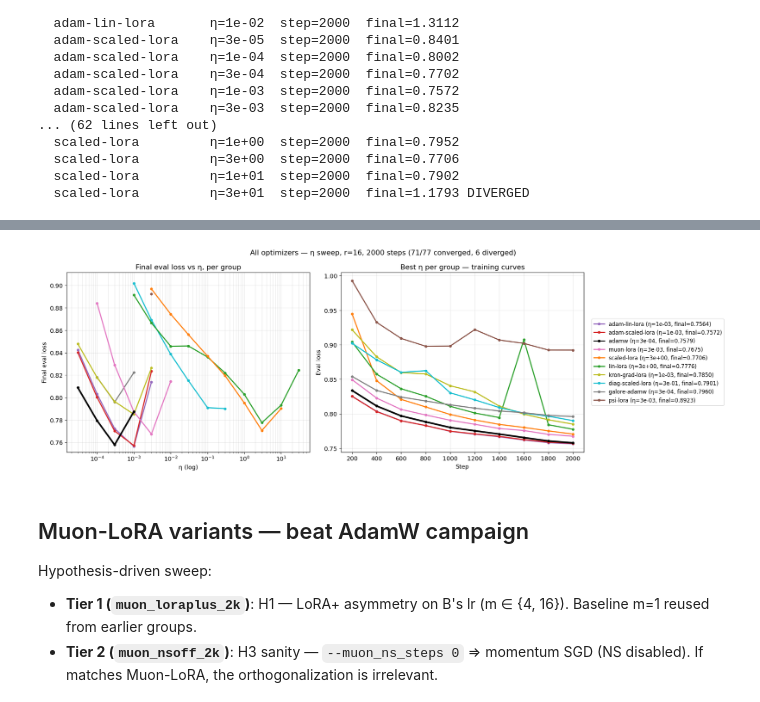
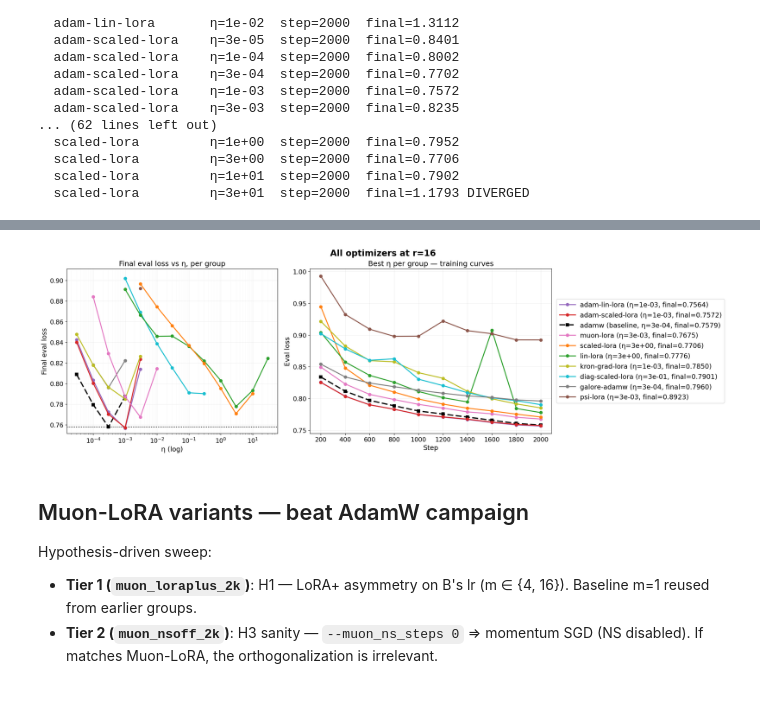
Before and after one commit to nikhilgsh/lora-optimizers, a Jupyter notebook: notebooks/sweep_analysis.ipynb, the cells around one changed output, grey strips where cells are left out. Drawn from its saved outputs; the diff is of its cells as text; code cells hidden in the pictures.

```diff
--- a/notebooks/sweep_analysis.ipynb
+++ b/notebooks/sweep_analysis.ipynb
@@ -209,12 +211,12 @@ Loaded 77 runs across 10 optimizers
   scaled-lora         η=1e+01  step=2000  final=0.7902
   scaled-lora         η=3e+01  step=2000  final=1.1793 DIVERGED
 # %%
-two_panel_sweep_figure(
+standard_sweep_figure(
     all_runs,
     group_key_fn=lambda c: c["optimizer"],
     color_map=OPTIM_COLORS,
-    suptitle="All optimizers — η sweep, r=16, 2000 steps",
-    label_fn=lambda c: f"{c['optimizer']:<18s} η={c['lr']:.0e}",
+    reference_runs=all_runs,
+    suptitle="All optimizers at r=16",
 )
 plt.show()
 # %% [output]
@@ -227,4 +231,4 @@ plt.show()
-[figure, old version]
+[figure, new version]
 # %% [markdown]
 ## Muon-LoRA variants — beat AdamW campaign
 
```
Also changed, not shown: parts of 9 cells of this notebook, 3 other files.
